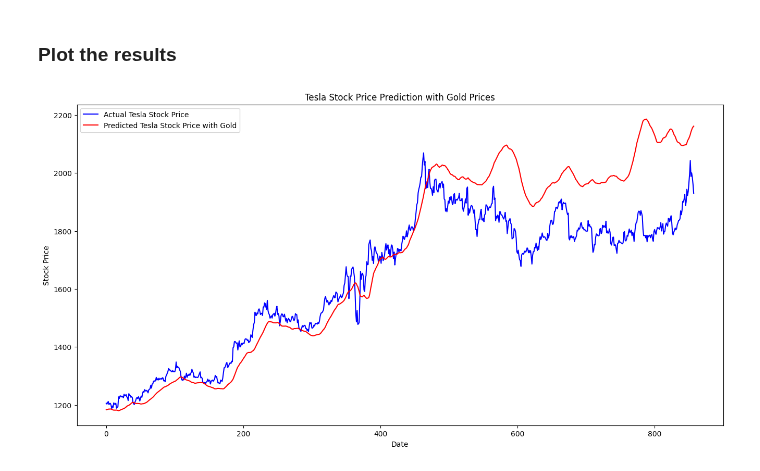
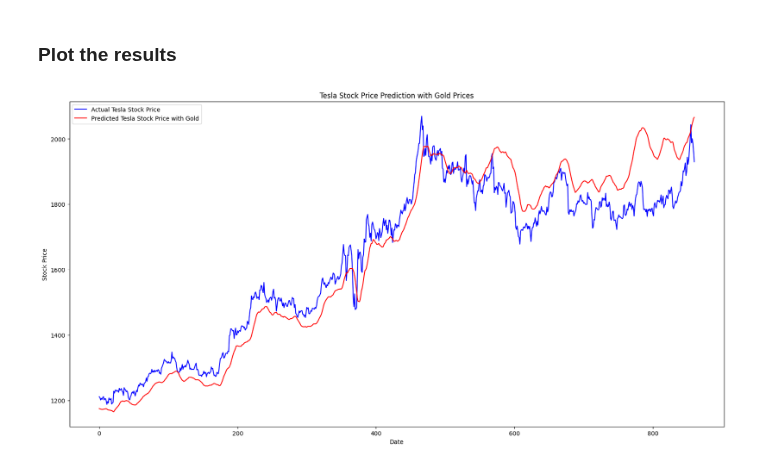
Before and after one commit to mehmet-ercan/MachineLearning, a Jupyter notebook: HW5/HW5_AKCAN_ERCAN_244201001033.ipynb, the cells around one changed output. Saved outputs shown, nothing was run; the diff lists cells and outputs as text; code cells hidden in the pictures.

```diff
--- a/HW5/HW5_AKCAN_ERCAN_244201001033.ipynb
+++ b/HW5/HW5_AKCAN_ERCAN_244201001033.ipynb
@@ -251,12 +265,12 @@ test_data = test_data["Close"].tolist()
 # %% [markdown]
 ### Create sequence
 # %%
-def to_sequences(obs, sequence_size):
+def create_sequences_for_transformers(obs, sequence_size):
     x = []
     y = []
 
     for i in range(len(obs) - sequence_size):
-        #print(i)
+        #print(i) # if you wanna see, you will uncomment
         window = obs[i:(i + sequence_size)]
         after_window = obs[i + sequence_size]
         window = [[x] for x in window]
@@ -267,9 +281,9 @@ def to_sequences(obs, sequence_size):
     return np.array(x), np.array(y)
 
 
-seq_length = 20  #  for better performance
-x_train, y_train = to_sequences(train_data, seq_length)
-x_test, y_test = to_sequences(test_data, seq_length)
+seq_length = 10  #  for better performance
+x_train, y_train = create_sequences_for_transformers(train_data, seq_length)
+x_test, y_test = create_sequences_for_transformers(test_data, seq_length)
 
 print("Shape of training set: {}".format(x_train.shape))
 print("Shape of test set: {}".format(x_test.shape))
@@ -414,14 +434,6 @@ combined_data = np.array(combined[['Close_x', 'Close_y']])
 # combined_data = combined[['Close_x', 'Close_y']]
 # %% [markdown]
 ### Create sequence with gold data's
-# %%
-def create_dataset_with_gold(dataset, time_step=1):
-    X, Y = [], []
-    for i in range(len(dataset) - time_step - 1):
-        a = dataset[i:(i + time_step), :]  # Use 'Close' and 'Gold' prices
-        X.append(a)
-        Y.append(dataset[i + time_step, :])  # Predict both 'Close_x' and 'Close_y'
-    return np.array(X), np.array(Y)
 # %%
 X, Y = create_dataset_with_gold(combined_data, seq_length)
 
@@ -452,9 +464,9 @@ def transformer_encoder_with_gold(inputs, head_size, num_heads, ff_dim, dropout=
 
     # Feed Forward
     x = layers.LayerNormalization(epsilon=1e-6)(res)
-    x = layers.Conv1D(filters=ff_dim, kernel_size=1, activation="relu")(x)
+    x = layers.Conv1D(activation="relu", kernel_size=1, filters=ff_dim, )(x)
     x = layers.Dropout(dropout)(x)
-    x = layers.Conv1D(filters=inputs.shape[-1], kernel_size=1)(x)
+    x = layers.Conv1D(kernel_size=1, filters=inputs.shape[-1])(x)
     return x + res
 # %% [markdown]
 ### The Model With Transformer & Gold Feature
@@ -509,7 +521,7 @@ model_with_gold.fit(
     x_train,
     y_train,
     validation_split=0.2,
-    epochs=10,
+    epochs=30,
     batch_size=64,
     callbacks=callbacks,
 )
@@ -572,13 +581,13 @@ Score (RMSE): 334.04390150261986
 # %% [markdown]
 ### Plot the results
 # %%
-plt.figure(figsize=(16, 8))
+plt.figure(figsize=(20, 10))
 plt.plot(y_test[:, 1], color='blue', label='Actual Tesla Stock Price')
 plt.plot(pred[:, 1], color='red', label='Predicted Tesla Stock Price with Gold')
 plt.title('Tesla Stock Price Prediction with Gold Prices')
 plt.xlabel('Date')
 plt.ylabel('Stock Price')
 plt.legend()
 plt.show()
 # %% [output]
-[figure, old version]
+[figure, new version]
```
Also changed, not shown: parts of 28 cells of this notebook.
